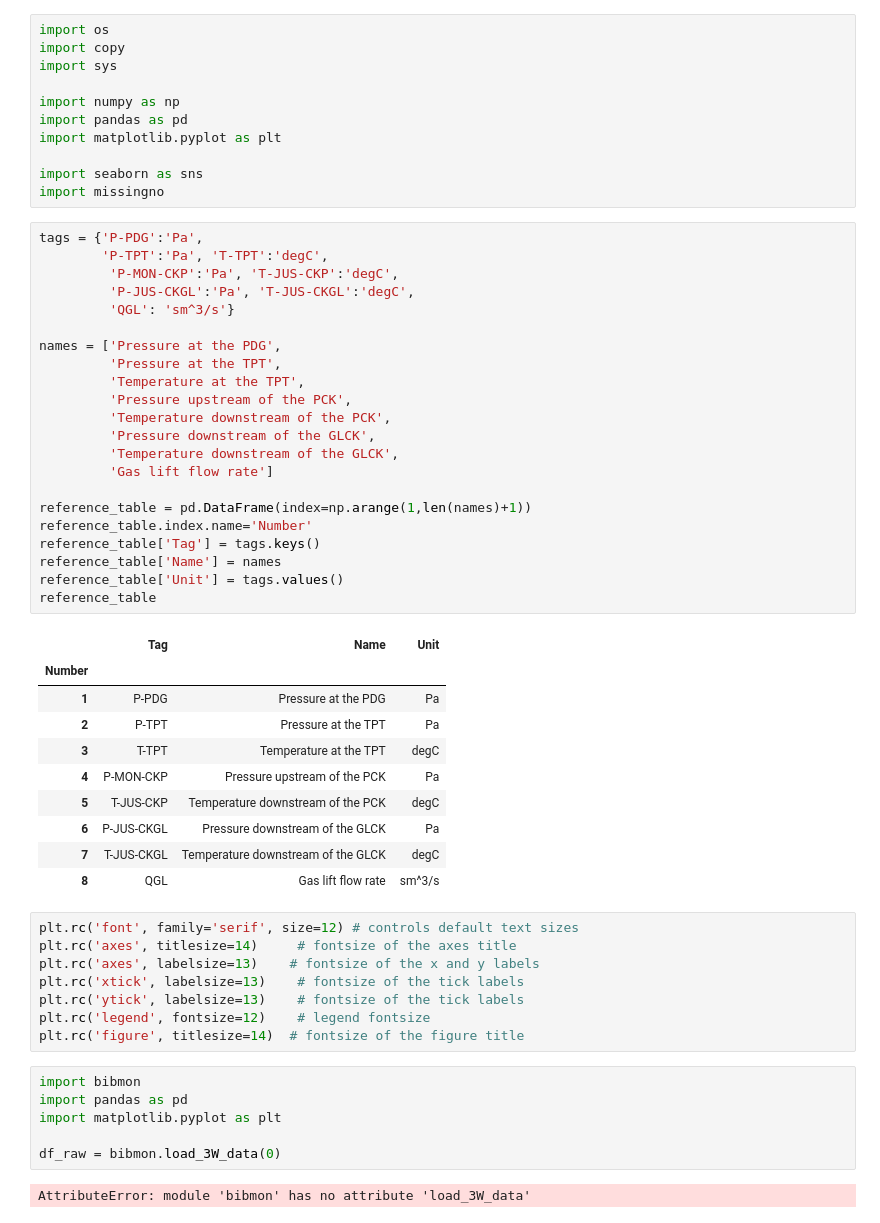
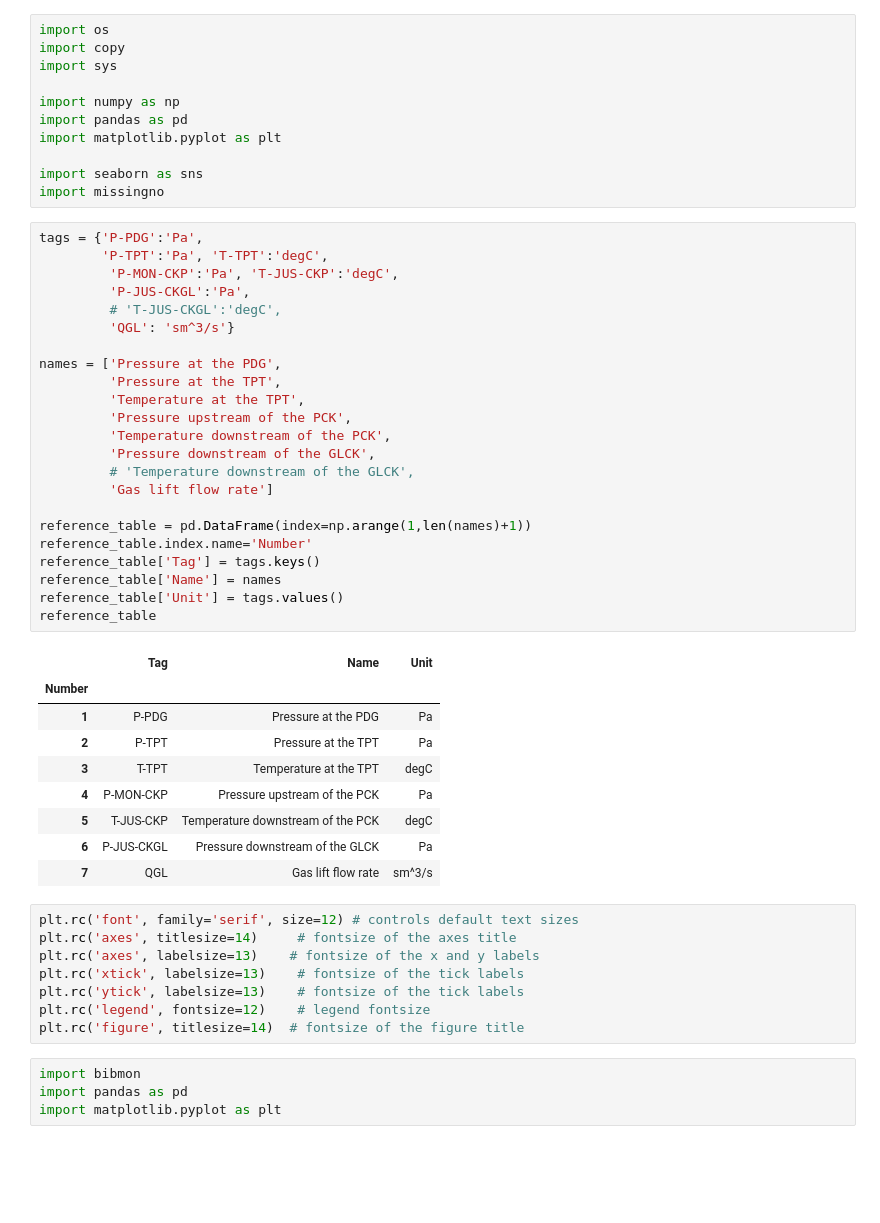
Before and after one commit to infingardi/BibMon, a Jupyter notebook: docs/source/tutorial_3w.ipynb, the cells around one changed output. Drawn from its saved outputs; the diff is of its cells as text; blank space fills up the shorter version.

```diff
--- a/docs/source/tutorial_3w.ipynb
+++ b/docs/source/tutorial_3w.ipynb
@@ -16,36 +16,36 @@ import missingno
 # %%
 tags = {'P-PDG':'Pa',
         'P-TPT':'Pa', 'T-TPT':'degC',
          'P-MON-CKP':'Pa', 'T-JUS-CKP':'degC',
-         'P-JUS-CKGL':'Pa', 'T-JUS-CKGL':'degC',
+         'P-JUS-CKGL':'Pa',
+         # 'T-JUS-CKGL':'degC',
          'QGL': 'sm^3/s'}
 
 names = ['Pressure at the PDG',
          'Pressure at the TPT',
          'Temperature at the TPT',
          'Pressure upstream of the PCK',
          'Temperature downstream of the PCK',
          'Pressure downstream of the GLCK',
-         'Temperature downstream of the GLCK',
+         # 'Temperature downstream of the GLCK',
          'Gas lift flow rate']
 
 reference_table = pd.DataFrame(index=np.arange(1,len(names)+1))
 reference_table.index.name='Number'
 reference_table['Tag'] = tags.keys()
 reference_table['Name'] = names
 reference_table['Unit'] = tags.values()
 reference_table
 # %% [output]
 |  | Tag | Name | Unit |
 | Number |  |  |  |
 | 1 | P-PDG | Pressure at the PDG | Pa |
 | 2 | P-TPT | Pressure at the TPT | Pa |
 | 3 | T-TPT | Temperature at the TPT | degC |
 | 4 | P-MON-CKP | Pressure upstream of the PCK | Pa |
 | 5 | T-JUS-CKP | Temperature downstream of the PCK | degC |
 | 6 | P-JUS-CKGL | Pressure downstream of the GLCK | Pa |
-| 7 | T-JUS-CKGL | Temperature downstream of the GLCK | degC |
-| 8 | QGL | Gas lift flow rate | sm^3/s |
+| 7 | QGL | Gas lift flow rate | sm^3/s |
 # %%
 plt.rc('font', family='serif', size=12) # controls default text sizes
 plt.rc('axes', titlesize=14)     # fontsize of the axes title
@@ -58,8 +58,4 @@ plt.rc('figure', titlesize=14)  # fontsize of the figure title
 import bibmon
 import pandas as pd
 import matplotlib.pyplot as plt
-
-df_raw = bibmon.load_3W_data(0)
-# %% [output]
-AttributeError: module 'bibmon' has no attribute 'load_3W_data'
 # %%
```
Also changed, not shown: parts of 10 cells of this notebook.
